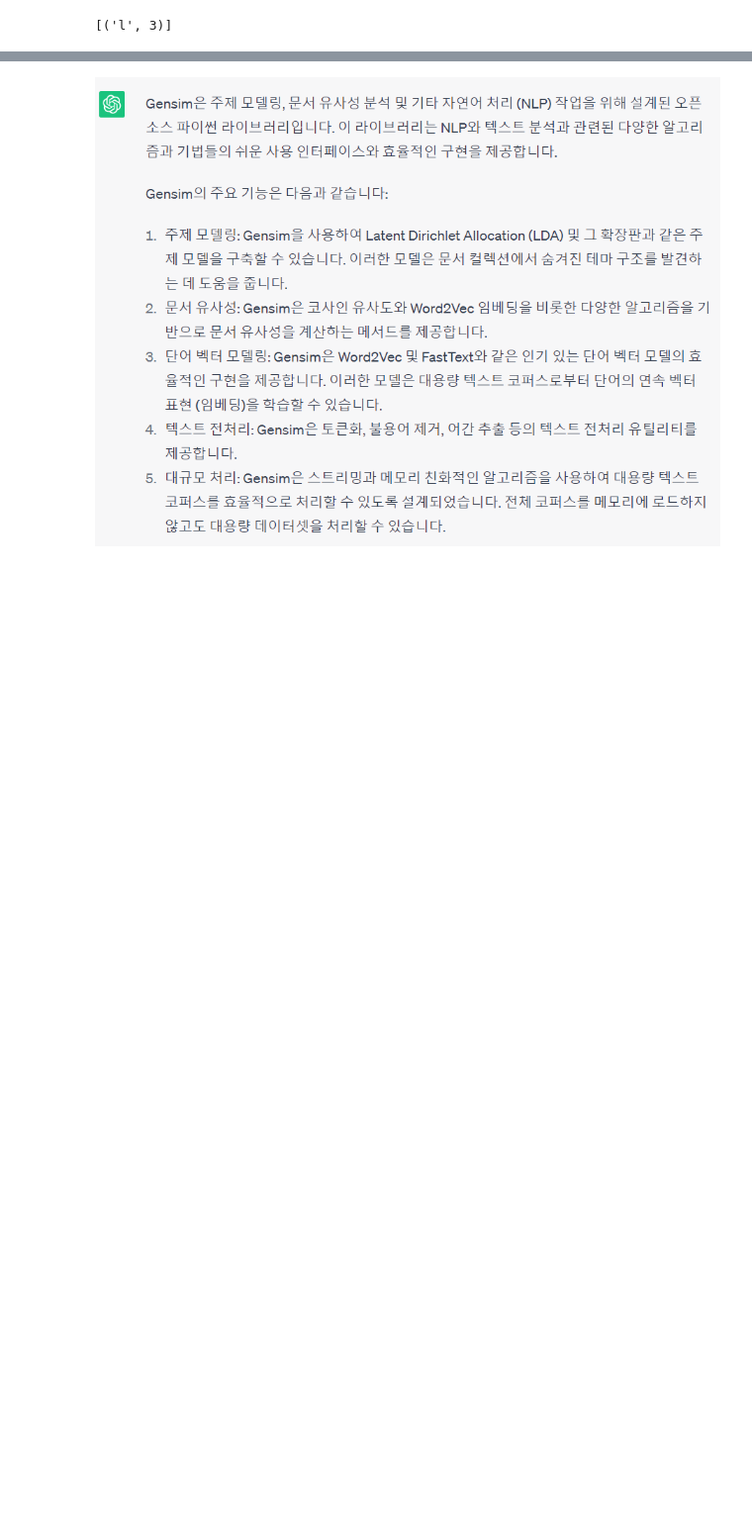
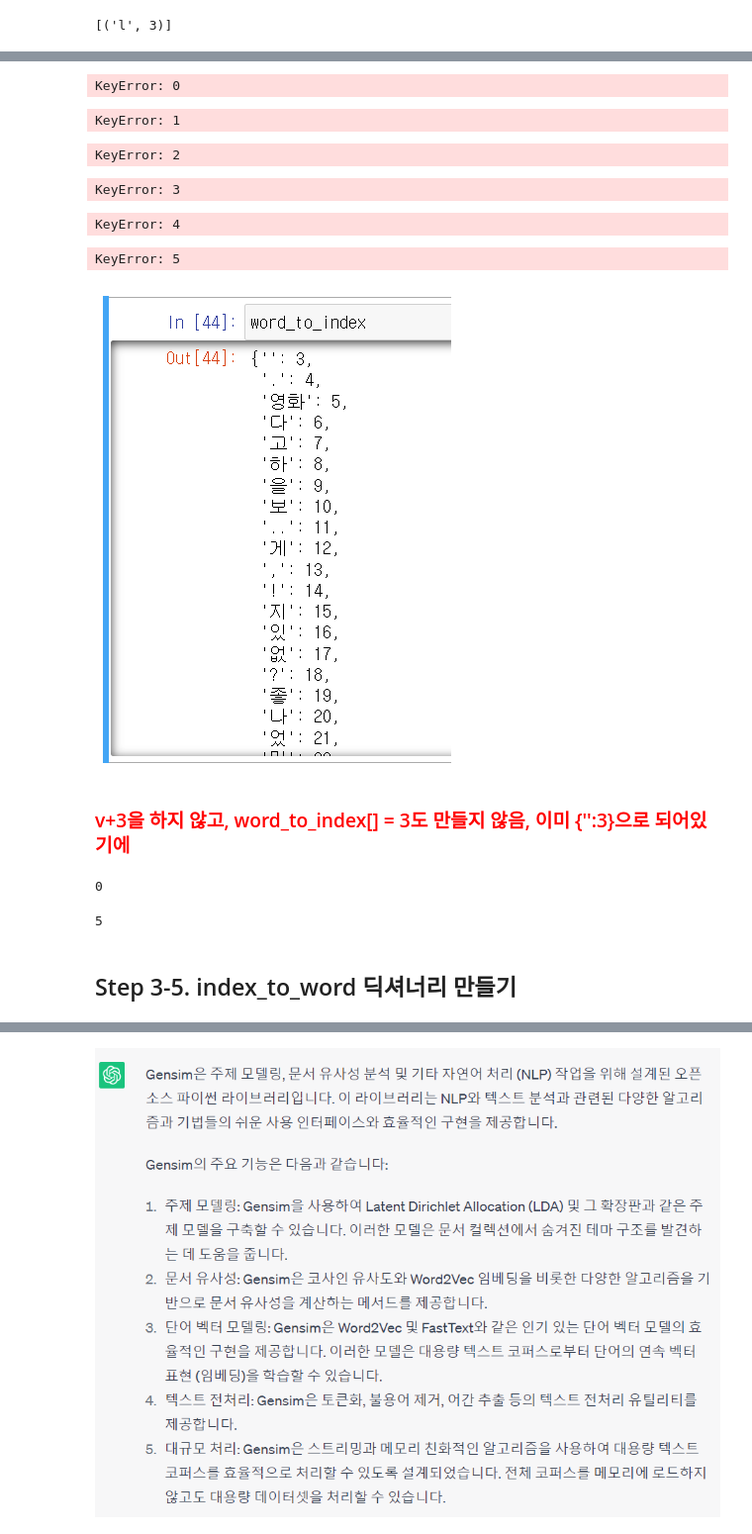
Before and after one commit to Geunahnoh/first-repository, a Jupyter notebook: [Going Deeper_5] Movie Review Sentiment Analysis .ipynb, the cells around one changed output, grey strips where cells are left out. Shown at 99% size. Saved outputs shown, nothing was run; the diff lists cells and outputs as text; code cells hidden in the pictures; blank space fills up the shorter version.

```diff
--- a/[Going Deeper_5] Movie Review Sentiment Analysis .ipynb
+++ b/[Going Deeper_5] Movie Review Sentiment Analysis .ipynb
@@ -1452,0 +1025,30 @@ FileNotFoundError: [Errno 2] No such file or directory: 'data/word2vec_ko.model'
+# %%
+word_to_index[0]
+# %% [output]
+KeyError: 0
+# %%
+word_to_index[1]
+# %% [output]
+KeyError: 1
+# %%
+word_to_index[2]
+# %% [output]
+KeyError: 2
+# %%
+word_to_index[3]
+# %% [output]
+KeyError: 3
+# %%
+word_to_index[4]
+# %% [output]
+KeyError: 4
+# %%
+word_to_index[5]
+# %% [output]
+KeyError: 5
+# %%
+Image("[GD_5_Movie Review] images/12.PNG")
+# %% [output]
+[figure, added]
+# %% [markdown]
+### <span style = "color:red;"> v+3을 하지 않고, word_to_index[] = 3도 만들지 않음, 이미 {'':3}으로 되어있기에</span>
@@ -1452,0 +1061,10 @@ FileNotFoundError: [Errno 2] No such file or directory: 'data/word2vec_ko.model'
+# %%
+word_to_index["<PAD>"]
+# %% [output]
+0
+# %%
+word_to_index['영화']
+# %% [output]
+5
+# %% [markdown]
+## Step 3-5. index_to_word 딕셔너리 만들기
```
Also changed, not shown: parts of 373 cells of this notebook.
